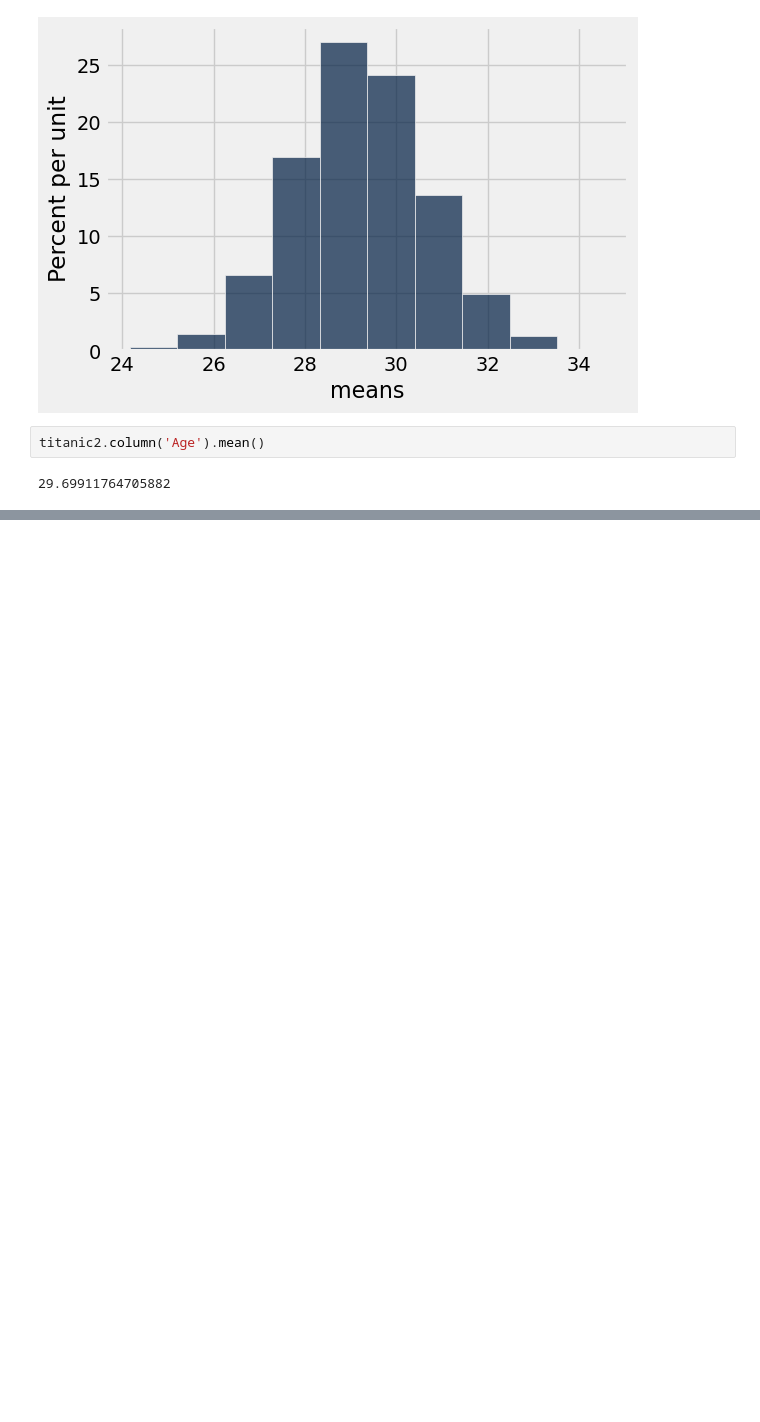
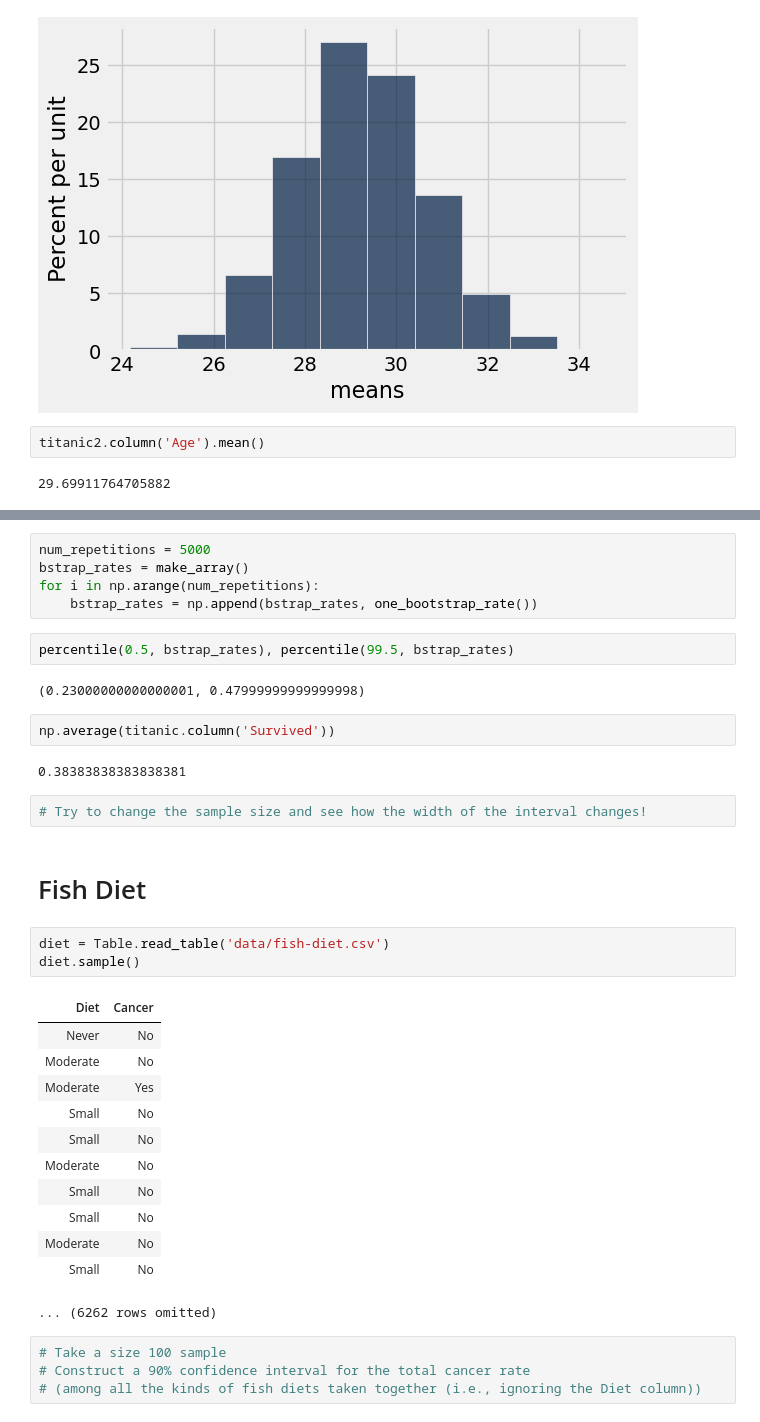
Before and after one commit to lawtonsclass/s26-code-from-class, a Jupyter notebook: data8/ch13.ipynb, the cells around one changed output, grey strips where cells are left out. Drawn from its saved outputs; the diff is of its cells as text; blank space fills up the shorter version.

```diff
--- a/data8/ch13.ipynb
+++ b/data8/ch13.ipynb
@@ -323,0 +351,37 @@ titanic2.column('Age').mean()
+# %%
+num_repetitions = 5000
+bstrap_rates = make_array()
+for i in np.arange(num_repetitions):
+    bstrap_rates = np.append(bstrap_rates, one_bootstrap_rate())
+# %%
+percentile(0.5, bstrap_rates), percentile(99.5, bstrap_rates)
+# %% [output]
+(0.23000000000000001, 0.47999999999999998)
+# %%
+np.average(titanic.column('Survived'))
+# %% [output]
+0.38383838383838381
+# %%
+# Try to change the sample size and see how the width of the interval changes!
+# %% [markdown]
+# Fish Diet
+# %%
+diet = Table.read_table('data/fish-diet.csv')
+diet.sample()
+# %% [output]
+| Diet | Cancer |
+| Never | No |
+| Moderate | No |
+| Moderate | Yes |
+| Small | No |
+| Small | No |
+| Moderate | No |
+| Small | No |
+| Small | No |
+| Moderate | No |
+| Small | No |
+... (6262 rows omitted)
+# %%
+# Take a size 100 sample
+# Construct a 90% confidence interval for the total cancer rate
+# (among all the kinds of fish diets taken together (i.e., ignoring the Diet column))
```
Also changed, not shown: parts of 13 cells of this notebook.
